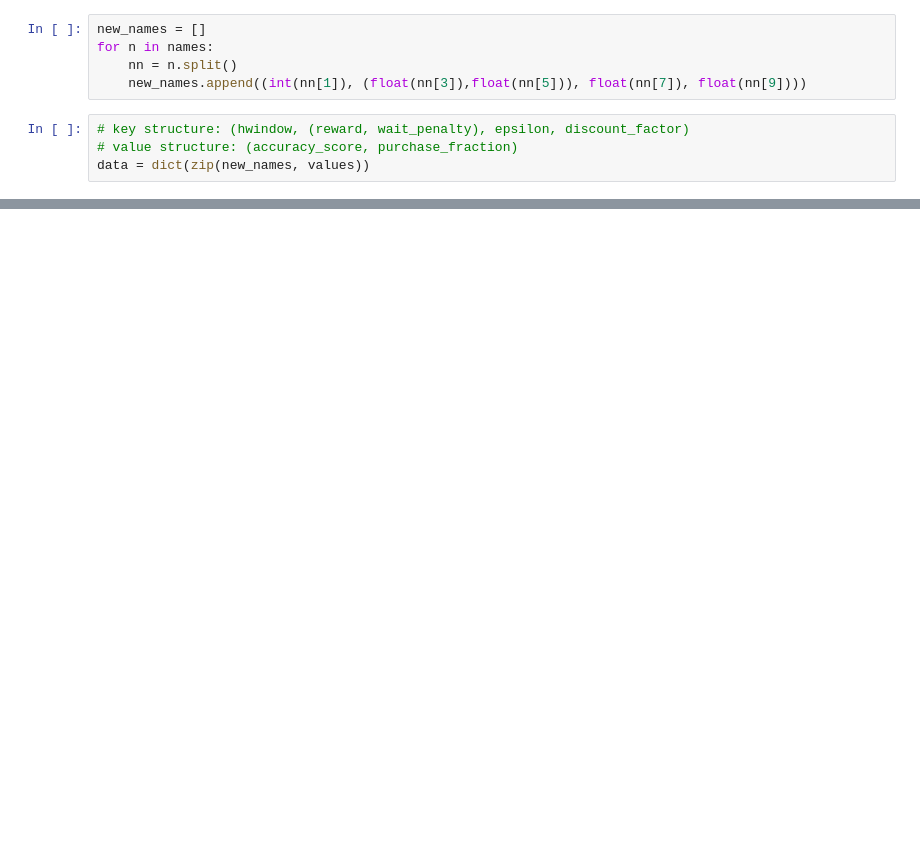
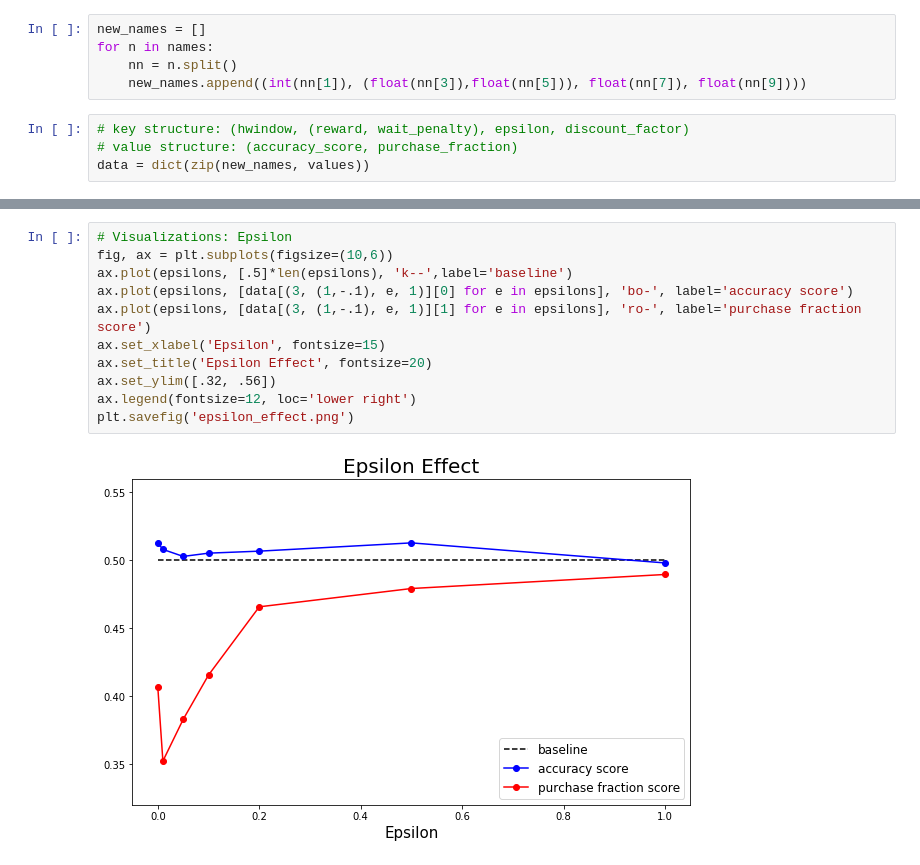
Before and after one commit to NicholasStern/final_project, a Jupyter notebook: Agent Evaluation.ipynb, the cells around one changed output, grey strips where cells are left out. Drawn from its saved outputs; the diff is of its cells as text; blank space fills up the shorter version.

```diff
--- a/Agent Evaluation.ipynb
+++ b/Agent Evaluation.ipynb
@@ -40,0 +66,13 @@ ax.legend(fontsize=12)
+# %%
+# Visualizations: Epsilon
+fig, ax = plt.subplots(figsize=(10,6))
+ax.plot(epsilons, [.5]*len(epsilons), 'k--',label='baseline')
+ax.plot(epsilons, [data[(3, (1,-.1), e, 1)][0] for e in epsilons], 'bo-', label='accuracy score')
+ax.plot(epsilons, [data[(3, (1,-.1), e, 1)][1] for e in epsilons], 'ro-', label='purchase fraction score')
+ax.set_xlabel('Epsilon', fontsize=15)
+ax.set_title('Epsilon Effect', fontsize=20)
+ax.set_ylim([.32, .56])
+ax.legend(fontsize=12, loc='lower right')
+plt.savefig('epsilon_effect.png')
+# %% [output]
+[figure, added]
```
Also changed, not shown: parts of 5 cells of this notebook, 6 other files.
